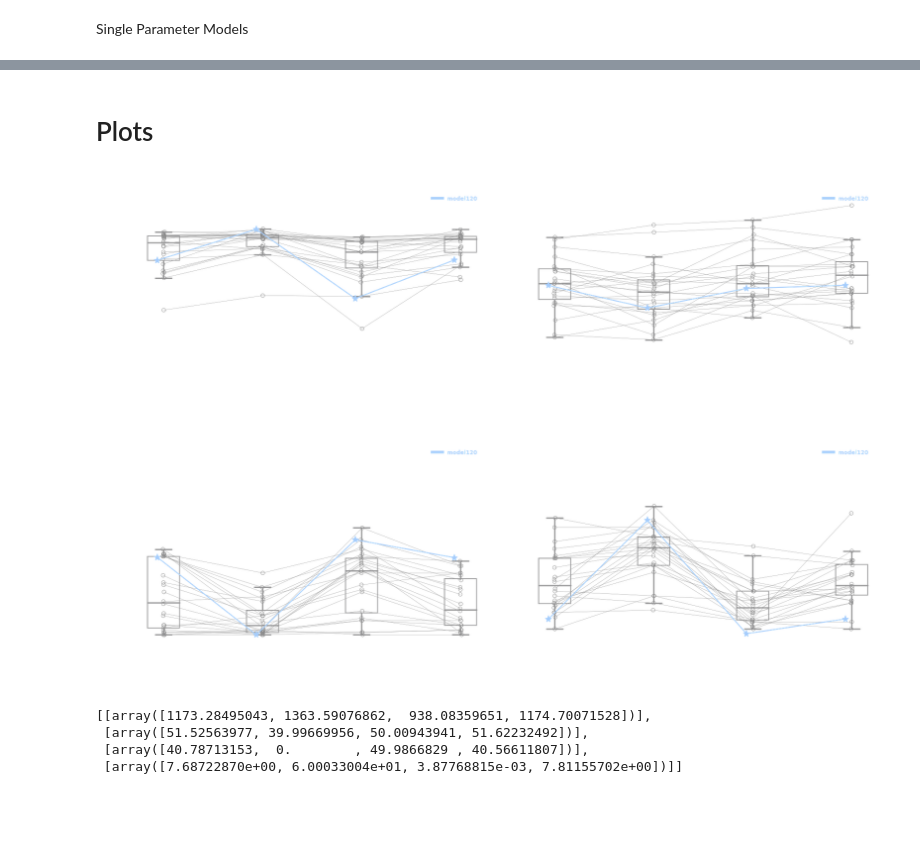
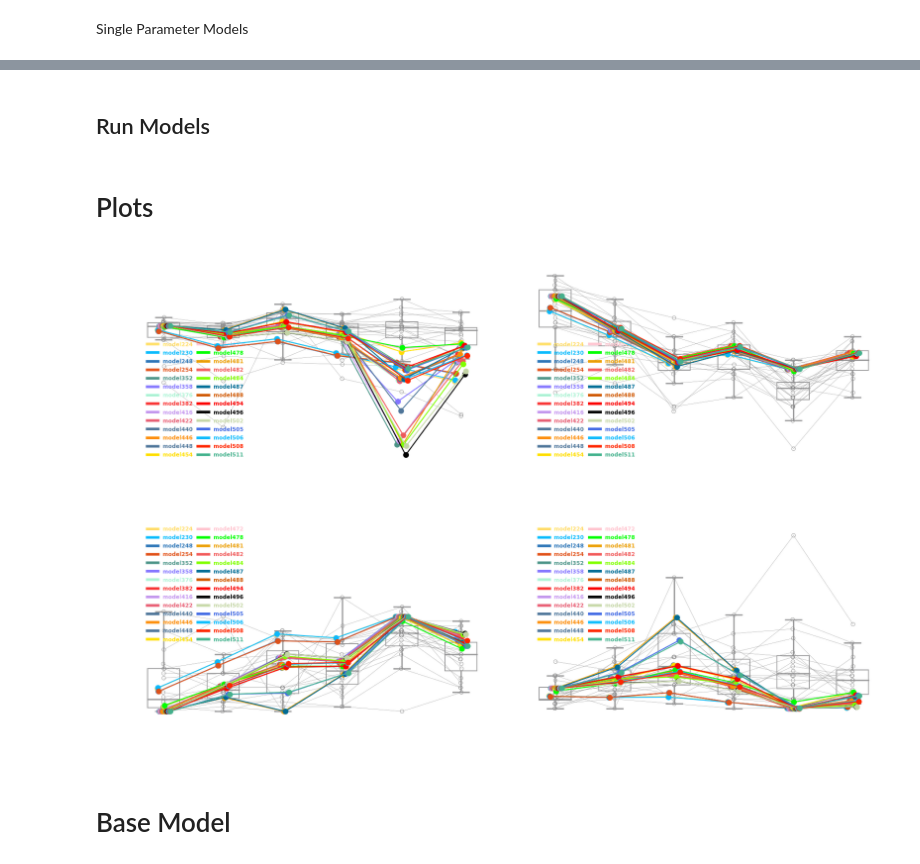
Before and after one commit to SethSullivan/MatchPennies-Agent-Expirement, a Jupyter notebook: scripts/makefigs/Model_Comparisons.ipynb, the cells around one changed output, grey strips where cells are left out. Saved outputs shown, nothing was run; the diff lists cells and outputs as text; code cells hidden in the pictures; blank space fills up the shorter version.

```diff
--- a/scripts/makefigs/Model_Comparisons.ipynb
+++ b/scripts/makefigs/Model_Comparisons.ipynb
@@ -42,7 +42,7 @@ NOTE: I'm using the data for guess sd. Haven't been able to really fit this with
 # %% [markdown]
 # Select Exp1 or Exp2
 # %%
-EXPERIMENT = "Exp2"
+EXPERIMENT = "Exp1"
 # %% [markdown]
 # Initial Thangs
 # %%
@@ -57,10 +57,10 @@ it = InitialThangs(EXPERIMENT)
 # Pickle Data
 # %%
 if "group" not in locals():
-    group = rdf.generate_subject_object_v3(EXPERIMENT, "All Trials")
+    group = rdf.generate_subject_object_v3(EXPERIMENT, "Second Half")
 else:
     if group.exp_info.experiment != EXPERIMENT:  # This means i changed experiment and need to run again
-        group = rdf.generate_subject_object_v3(EXPERIMENT, "All Trials")
+        group = rdf.generate_subject_object_v3(EXPERIMENT, "Second Half")
 
 model_path = Path(f'D:\\OneDrive - University of Delaware - o365\\Desktop\\MatchPennies-Agent-Expirement\\results\\{EXPERIMENT}\\models')
 
@@ -74,8 +74,8 @@ model_parameter_dfs = list(model_path.glob(f"{EXPERIMENT}_model_parameters*"))
 # %% [markdown]
 ## Get models
 # %%
-df_description = pd.read_pickle(model_description_dfs[-1])
-df = pd.read_pickle(model_parameter_dfs[-1])
+df_description = pd.read_pickle(model_description_dfs[1])
+df = pd.read_pickle(model_parameter_dfs[1])
 # %% [markdown]
 ## Calculate number of unknown parameters and  BIC
 # %%
@@ -221,3 +251,5 @@ display(single_parameter_models)
+# %% [markdown]
+## Run Models
 # %%
 models = {}
 for index,row in single_parameter_models.iterrows():
@@ -240,6 +272,7 @@ for index,row in single_parameter_models.iterrows():
                         win_reward=row.win_reward,
                         incorrect_cost=row.incorrect_cost,
                         indecision_cost=row.indecision_cost,
+                        round_num = 20
                     )
     models.update({row['Model']:model})
 # %% [markdown]
@@ -248,61 +281,59 @@ for index,row in single_parameter_models.iterrows():
 # line_colors = [wheel.purple, wheel.white, wheel.rak_blue, wheel.rak_orange, wheel.pink]
 save = False
 # %%
-w,h = 16,10
+w, h = 16, 10
 
-mult_w, div_w = 0.053,2.3
+mult_w, div_w = 0.053, 2.3
 div_h = 2.5
-xlocs = np.linspace(0, w/div_w, num=len(it.trial_block_titles))
+xlocs = np.linspace(0, w / div_w, num=len(it.trial_block_titles))
 legend_fontsize = 8
 
-metrics = [np.nanmedian(group.movement_metrics.movement_onset_times('task'), axis=2),
-            group.score_metrics.score_metric('wins')/group.exp_info.num_task_trials*100,
-            group.score_metrics.score_metric('incorrects')/group.exp_info.num_task_trials*100,
-            group.score_metrics.score_metric('indecisions')/group.exp_info.num_task_trials*100
-            ]
-ylocs = [np.arange(400, 1601, 200)] + [np.arange(0, 101, 25)]*3
-ylabels = ['Time (ms)', 'Wins (%)','Incorrects (%)','Indecisions (%)']
-titles = ['Median Movement Onset Time', 'Wins', 'Incorrects', 'Indecisions']
-model_labels = [name.split('_')[0] for name in models.keys()] # Get the model names, only up to the number, ignore date
+metrics = [
+    np.nanmedian(group.movement_metrics.movement_onset_times("task"), axis=2),
+    group.score_metrics.score_metric("wins") / group.exp_info.num_task_trials * 100,
+    group.score_metrics.score_metric("incorrects") / group.exp_info.num_task_trials * 100,
+    group.score_metrics.score_metric("indecisions") / group.exp_info.num_task_trials * 100,
+]
+ylocs = [np.arange(400, 1601, 200)] + [np.arange(0, 101, 25)] * 3
+ylabels = ["Time (ms)", "Wins (%)", "Incorrects (%)", "Indecisions (%)"]
+titles = ["Median Movement Onset Time", "Wins", "Incorrects", "Indecisions"]
+model_labels = [name.split("_")[0] for name in models.keys()]  # Get the model names, only up to the number, ignore date
 
-fig = dv.Figure(figsize=(w,h),dpi=110)
-ax1 = fig.add_panel(dim=(w*mult_w,    0.0, w/div_w, h/div_h))
-ax2 = fig.add_panel(dim=(w/div_w+1.9, 0.0, w/div_w, h/div_h))
-ax3 = fig.add_panel(dim=(w*mult_w,    5.2, w/div_w, h/div_h))
-ax4 = fig.add_panel(dim=(w/div_w+1.9, 5.2, w/div_w, h/div_h))
-axs = [ax1,ax2,ax3,ax4]
-model_data = [[model.results.get_metric(model.player_behavior.wtd_leave_time,metric_type='true',decision_type='optimal') for model in models.values()],
-             [model.results.get_metric(model.score_metrics.prob_incorrect,metric_type='true',decision_type='optimal')*100 for model in models.values()],
-            [model.results.get_metric(model.score_metrics.prob_indecision,metric_type='true',decision_type='optimal')*100 for model in models.values()]
-            ]
+fig = dv.Figure(figsize=(w, h), dpi=110)
+ax1 = fig.add_panel(dim=(w * mult_w, 0.0, w / div_w, h / div_h))
+ax2 = fig.add_panel(dim=(w / div_w + 1.9, 0.0, w / div_w, h / div_h))
+ax3 = fig.add_panel(dim=(w * mult_w, 5.2, w / div_w, h / div_h))
+ax4 = fig.add_panel(dim=(w / div_w + 1.9, 5.2, w / div_w, h / div_h))
+axs = [ax1, ax2, ax3, ax4]
+model_data = [
+    [model.results.get_metric(model.player_behavior.wtd_leave_time, metric_type="true", decision_type="optimal") for model in models.values()],
+    [model.results.get_metric(model.score_metrics.prob_win, metric_type="true", decision_type="optimal") * 100 for model in models.values()],
+    [model.results.get_metric(model.score_metrics.prob_incorrect, metric_type="true", decision_type="optimal") * 100 for model in models.values()],
+    [model.results.get_metric(model.score_metrics.prob_indecision, metric_type="true", decision_type="optimal") * 100 for model in models.values()],
+]
 
 for j in range(len(model_data)):
     pf.multiple_models_boxplot_v2(
         ax=axs[j],
         data=metrics[j],
         model_data=model_data[j],
         labels=model_labels,
         show_boxplot=True,
         colors=wheel.grey,
         linestyles=None,
-        line_colors = None,
+        line_colors=None,
         xlocs=xlocs,
         ylocs=ylocs[j],
         xticklabels=it.trial_block_titles,
         xlabel=it.xlabel,
         ylabel=ylabels[j],
         title=titles[j],
         legend_fontsize=legend_fontsize,
-        title_fontsize=20
+        title_fontsize=20,
     )
 fig.remove_figure_borders()
 # plt.suptitle(suptitles[i], y=1.1, fontsize = 30)
 # %% [output]
-[figure, old version]
+[figure, new version]
-# %%
-model_data
-# %% [output]
-[[array([1173.28495043, 1363.59076862,  938.08359651, 1174.70071528])],
- [array([51.52563977, 39.99669956, 50.00943941, 51.62232492])],
- [array([40.78713153,  0.        , 49.9866829 , 40.56611807])],
- [array([7.68722870e+00, 6.00033004e+01, 3.87768815e-03, 7.81155702e+00])]]
+# %% [markdown]
+# Base Model
```
Also changed, not shown: parts of 19 cells of this notebook, 1 other file.
